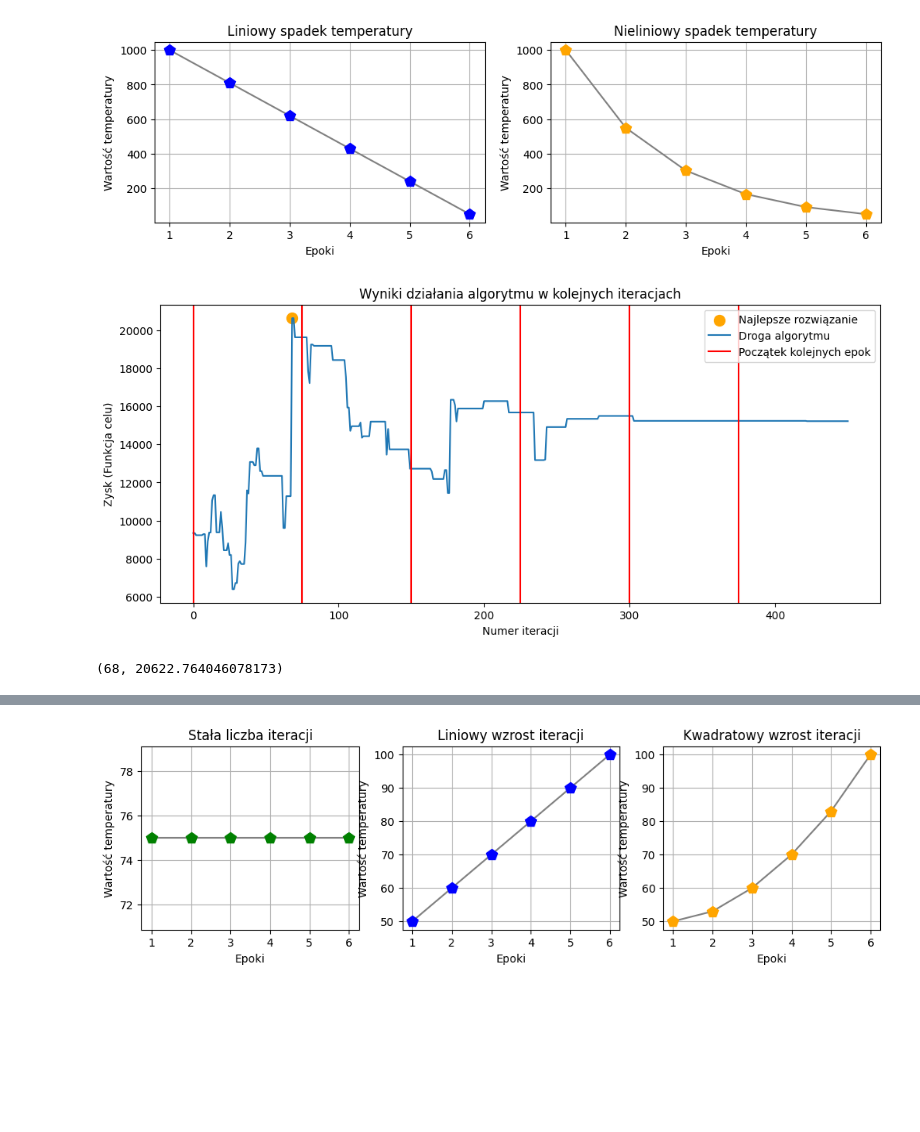
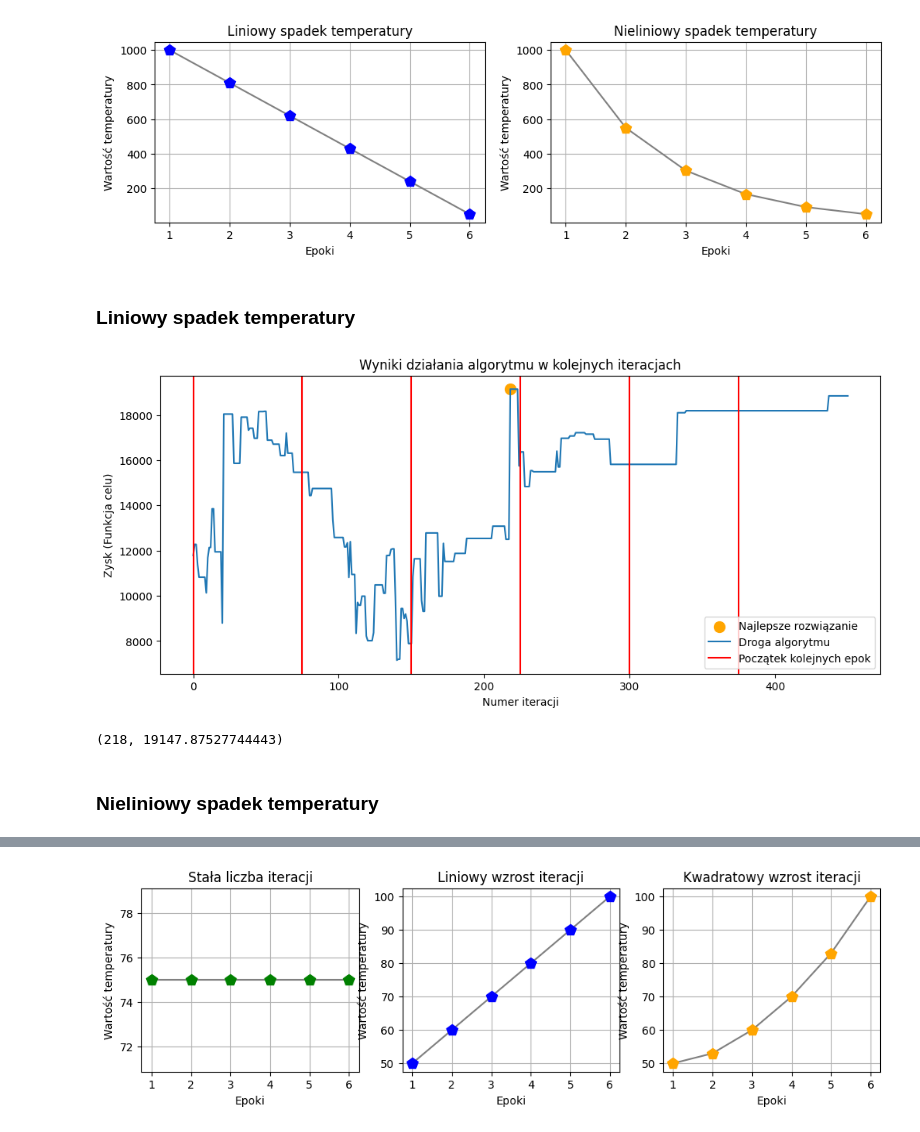
Before and after one commit to Twomasz/SimulatedAnnealing, a Jupyter notebook: report.ipynb, the cells around one changed output, grey strips where cells are left out. Cells and saved outputs as stored; diff of their text form; code cells hidden in the pictures; blank space fills up the shorter version.

```diff
--- a/report.ipynb
+++ b/report.ipynb
@@ -212,12 +237,16 @@ geom_temps = TemperatureFunction(1000, 0.55, 6, version='geometric')
 plot_temps_versions(arith_temps, geom_temps)
 # %% [output]
 [figure]
+# %% [markdown]
+### Liniowy spadek temperatury
 # %%
-best_result, chosen_items, way_of_algorithm = SimulatedAnnealing(medium_company, medium_warehouse.stored_items, arith_temps, const_iters)
-
+best_result, chosen_items, way_of_algorithm = SimulatedAnnealing(medium_company, medium_warehouse.stored_items,
+                                                                 arith_temps, const_iters)
 plot_algorithm(way_of_algorithm, best_result, const_iters)
 print(best_result)
 # %% [output]
-[figure, old version]
+[figure, new version]
-(68, 20622.764046078173)
+(218, 19147.87527744443)
+# %% [markdown]
+### Nieliniowy spadek temperatury
 # %%
```
Also changed, not shown: parts of 54 cells of this notebook, 1 other file.
